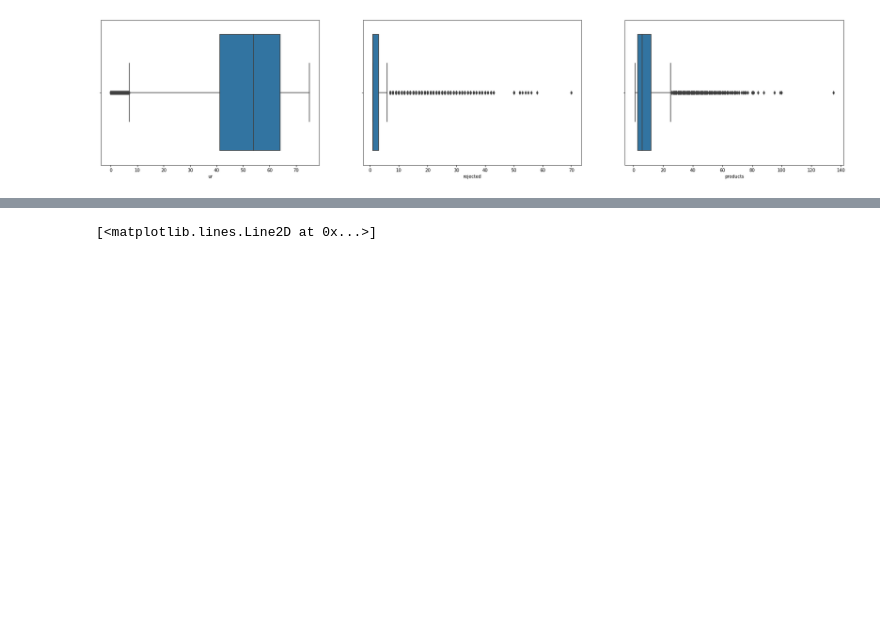
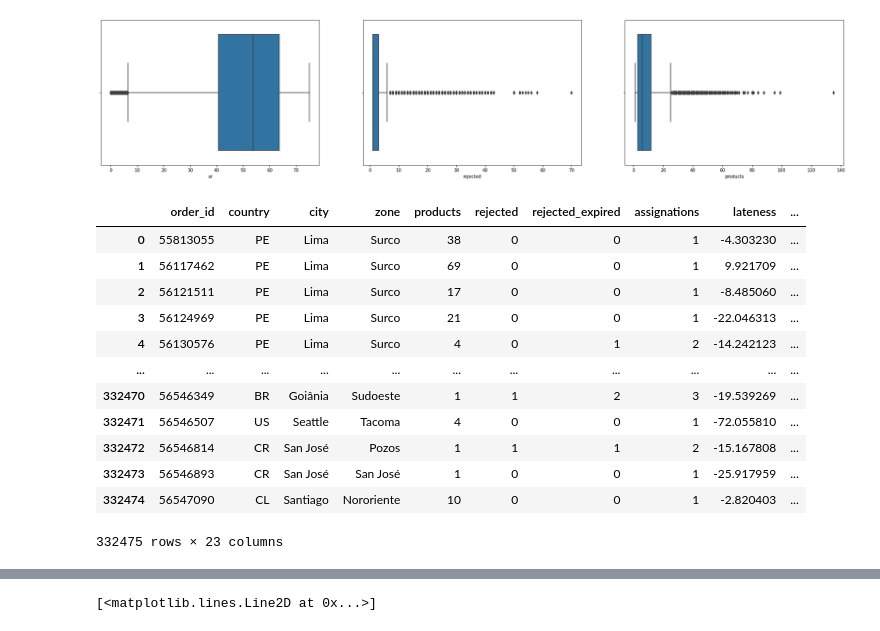
Before and after one commit to MatiasToledo/proj-am-v1, a Jupyter notebook: AR_unnaceptable.ipynb, the cells around one changed output, grey strips where cells are left out. Cells and saved outputs as stored; diff of their text form; code cells hidden in the pictures; blank space fills up the shorter version.

```diff
--- a/AR_unnaceptable.ipynb
+++ b/AR_unnaceptable.ipynb
@@ -117,6 +117,22 @@ sns.boxplot(ax=axes[2], data=df_filter, x='products')
 # %% [output]
 <AxesSubplot:xlabel='products'>
 [figure]
+# %%
+df_final
+# %% [output]
+|  | order_id | country | city | zone | products | rejected | rejected_expired | assignations | lateness | ... |
+| 0 | 55813055 | PE | Lima | Surco | 38 | 0 | 0 | 1 | -4.303230 | ... |
+| 1 | 56117462 | PE | Lima | Surco | 69 | 0 | 0 | 1 | 9.921709 | ... |
+| 2 | 56121511 | PE | Lima | Surco | 17 | 0 | 0 | 1 | -8.485060 | ... |
+| 3 | 56124969 | PE | Lima | Surco | 21 | 0 | 0 | 1 | -22.046313 | ... |
+| 4 | 56130576 | PE | Lima | Surco | 4 | 0 | 1 | 2 | -14.242123 | ... |
+| ... | ... | ... | ... | ... | ... | ... | ... | ... | ... | ... |
+| 332470 | 56546349 | BR | Goiânia | Sudoeste | 1 | 1 | 2 | 3 | -19.539269 | ... |
+| 332471 | 56546507 | US | Seattle | Tacoma | 4 | 0 | 0 | 1 | -72.055810 | ... |
+| 332472 | 56546814 | CR | San José | Pozos | 1 | 1 | 1 | 2 | -15.167808 | ... |
+| 332473 | 56546893 | CR | San José | San José | 1 | 0 | 0 | 1 | -25.917959 | ... |
+| 332474 | 56547090 | CL | Santiago | Nororiente | 10 | 0 | 0 | 1 | -2.820403 | ... |
+332475 rows × 23 columns
 # %%
 rows = {'products': [], 'percentage_of_a': [], 'percentage_of_b_empty': []}
 
```
Also changed, not shown: parts of 1 cell of this notebook.
